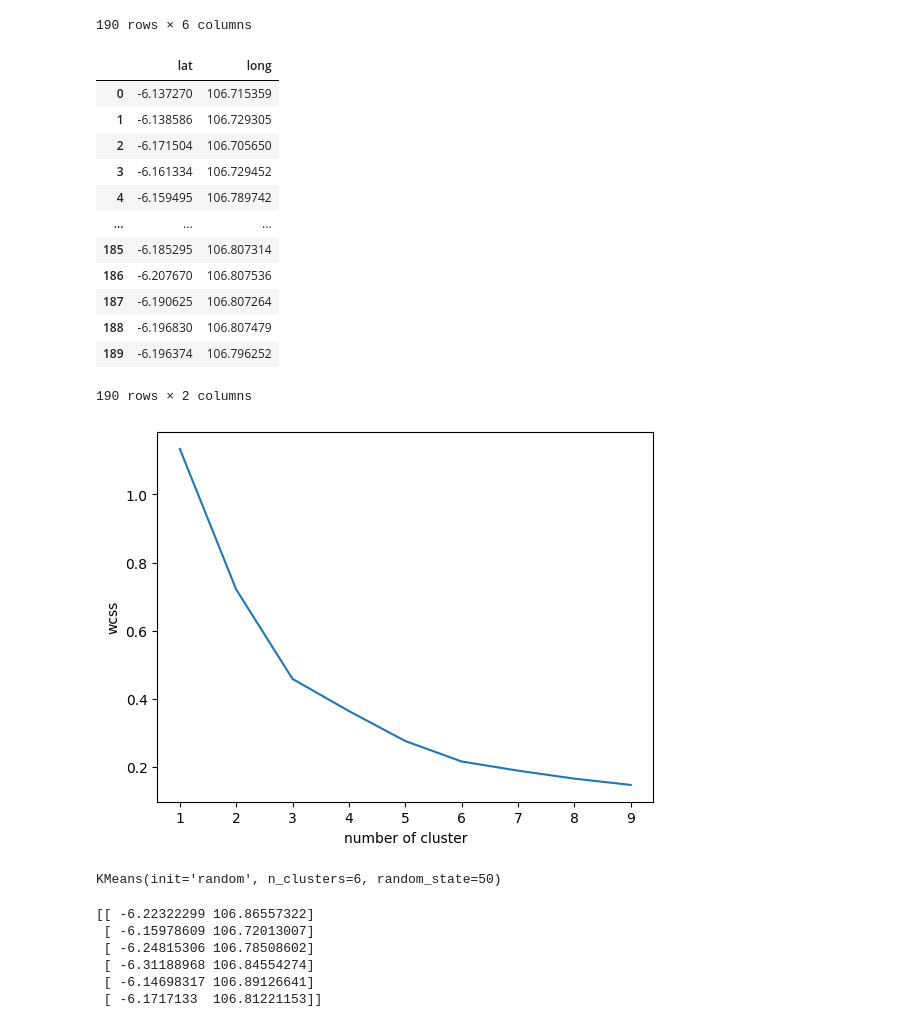
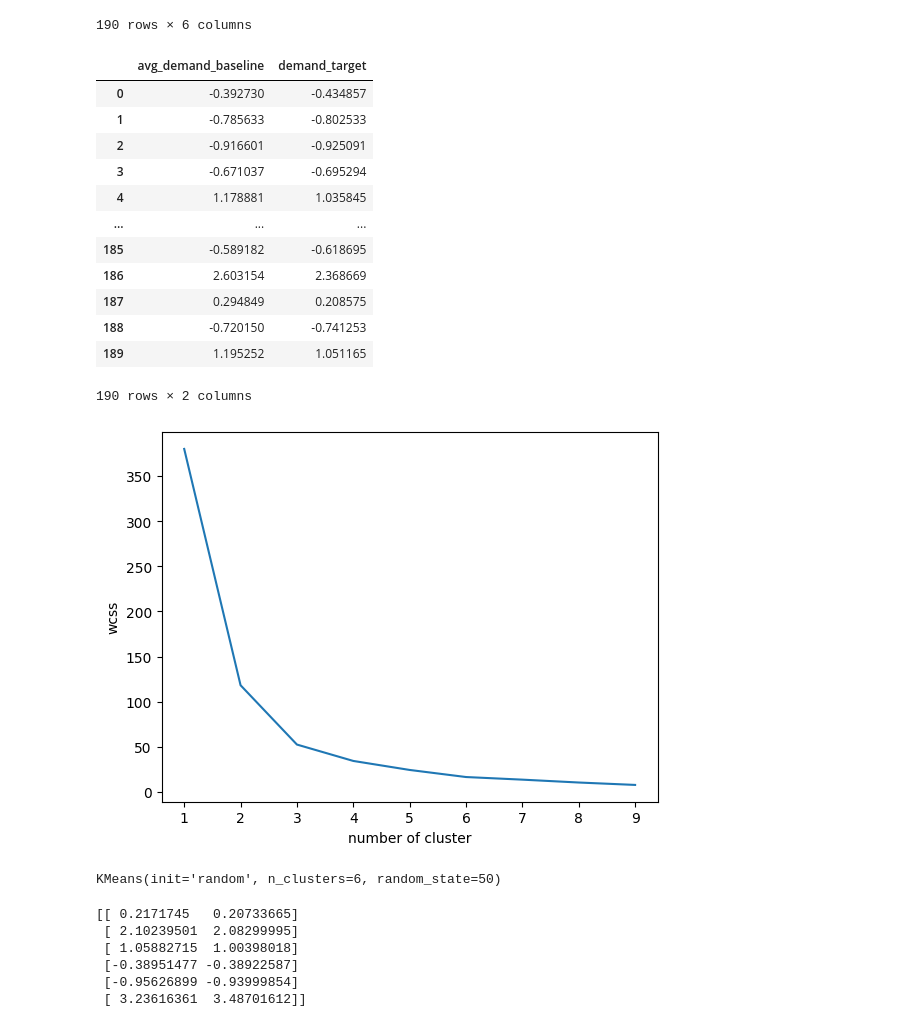
Before and after one commit to hafidabid/clustering-gudang, a Jupyter notebook: experiments/kmeans_all_feature_scaled.ipynb, the cells around one changed output. Saved outputs shown, nothing was run; the diff lists cells and outputs as text; code cells hidden in the pictures.

```diff
--- a/experiments/kmeans_all_feature_scaled.ipynb
+++ b/experiments/kmeans_all_feature_scaled.ipynb
@@ -60,23 +60,23 @@ other_dataset = dataset[['avg_demand_baseline','demand_target']]
 # %%
 #Rescaling
 scaler = StandardScaler()
 scaled_dataset = scaler.fit_transform(other_dataset)
 scaled_dataset = pd.DataFrame(scaled_dataset, columns=["avg_demand_baseline", "demand_target"])
-train_dataset = lat_lng_dataset
+train_dataset = scaled_dataset
 train_dataset
 # %% [output]
-|  | lat | long |
-| 0 | -6.137270 | 106.715359 |
-| 1 | -6.138586 | 106.729305 |
-| 2 | -6.171504 | 106.705650 |
-| 3 | -6.161334 | 106.729452 |
-| 4 | -6.159495 | 106.789742 |
+|  | avg_demand_baseline | demand_target |
+| 0 | -0.392730 | -0.434857 |
+| 1 | -0.785633 | -0.802533 |
+| 2 | -0.916601 | -0.925091 |
+| 3 | -0.671037 | -0.695294 |
+| 4 | 1.178881 | 1.035845 |
 | ... | ... | ... |
-| 185 | -6.185295 | 106.807314 |
-| 186 | -6.207670 | 106.807536 |
-| 187 | -6.190625 | 106.807264 |
-| 188 | -6.196830 | 106.807479 |
-| 189 | -6.196374 | 106.796252 |
+| 185 | -0.589182 | -0.618695 |
+| 186 | 2.603154 | 2.368669 |
+| 187 | 0.294849 | 0.208575 |
+| 188 | -0.720150 | -0.741253 |
+| 189 | 1.195252 | 1.051165 |
 190 rows × 2 columns
 # %%
 # Elbow method
@@ -92,7 +92,7 @@ plt.xlabel("number of cluster")
 plt.ylabel("wcss")
 plt.show()
 # %% [output]
-[figure, old version]
+[figure, new version]
 # %%
 cluster_final = 6
 km = KMeans(n_clusters=cluster_final, init='random', random_state=50)
@@ -103,12 +103,12 @@ KMeans(init='random', n_clusters=6, random_state=50)
 clusters = km.cluster_centers_
 print(clusters)
 # %% [output]
-[[ -6.22322299 106.86557322]
- [ -6.15978609 106.72013007]
- [ -6.24815306 106.78508602]
- [ -6.31188968 106.84554274]
- [ -6.14698317 106.89126641]
- [ -6.1717133  106.81221153]]
+[[ 0.2171745   0.20733665]
+ [ 2.10239501  2.08299995]
+ [ 1.05882715  1.00398018]
+ [-0.38951477 -0.38922587]
+ [-0.95626899 -0.93999854]
+ [ 3.23616361  3.48701612]]
 # %%
 y_km = km.fit_predict(train_dataset)
 dataset = dataset.assign(pred=y_km)
```
Also changed, not shown: parts of 3 cells of this notebook, 4 other files.
